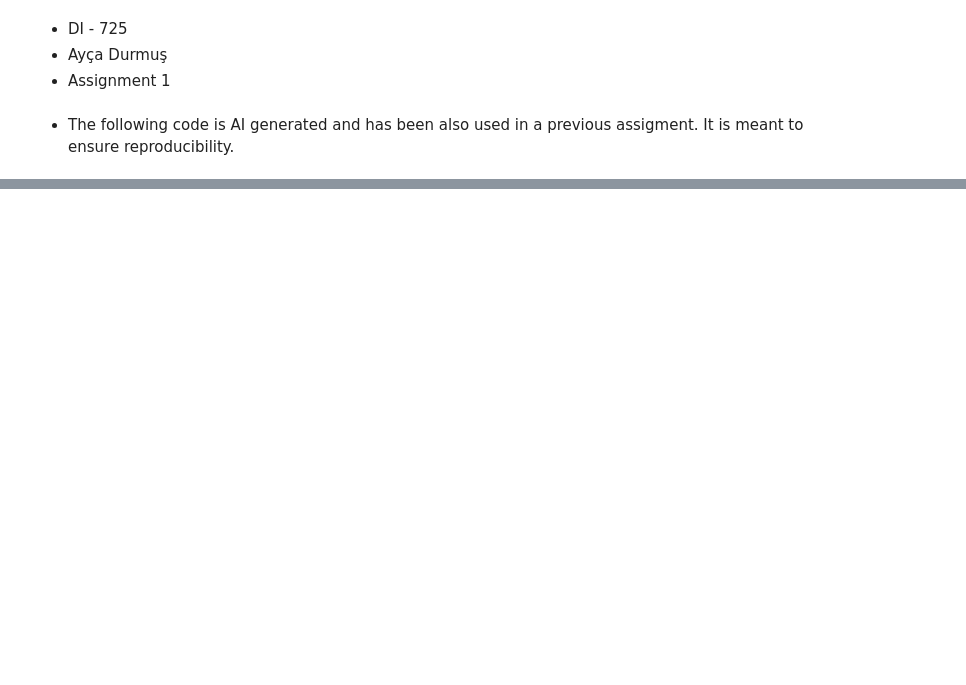
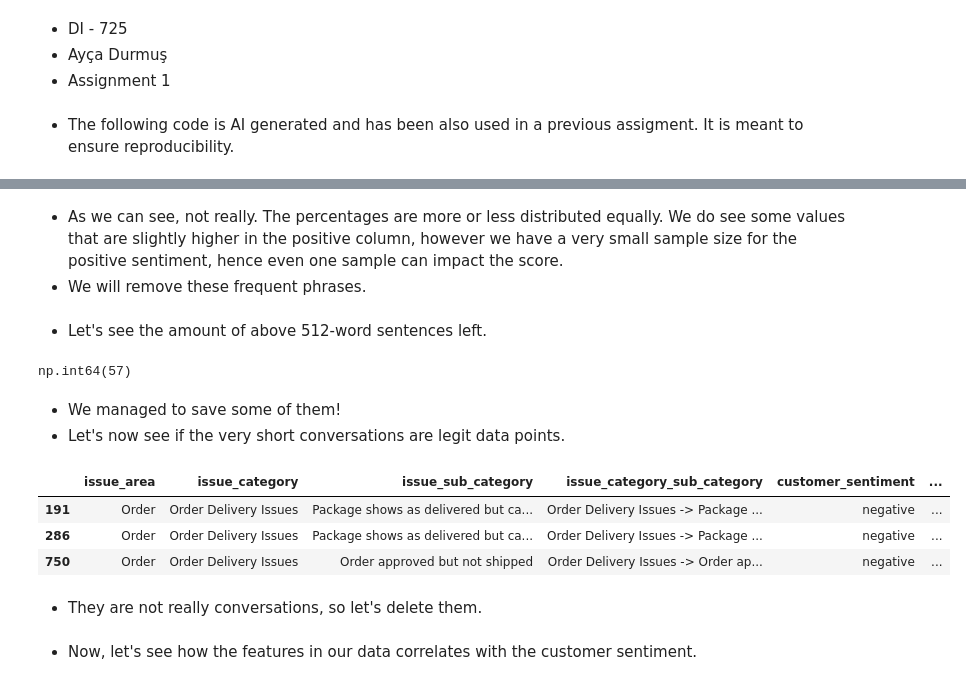
Before and after one commit to aycadurmus-ad/DI-725-Assignment-1-Sentiment-Analysis, a Jupyter notebook: Ayça Durmuş - Assignment 1.ipynb, the cells around one changed output, grey strips where cells are left out. Cells and saved outputs as stored; diff of their text form; code cells hidden in the pictures; blank space fills up the shorter version.

```diff
--- a/Ayça Durmuş - Assignment 1.ipynb
+++ b/Ayça Durmuş - Assignment 1.ipynb
@@ -51,0 +174,15 @@ set_seed(SEED)
+# %%
+#ai
+vectorizer = CountVectorizer(ngram_range=(9, 10), stop_words=None)
+ngram_matrix = vectorizer.fit_transform(data_train['conversation'])
+
+# 2. Calculate frequencies and store in a DataFrame
+ngram_counts = pd.DataFrame(
+    ngram_matrix.sum(axis=0).T,
+    index=vectorizer.get_feature_names_out(),
+    columns=['frequency']
+).sort_values(by='frequency', ascending=False)
+
+# Display the top 20 most frequent long phrases
+print(ngram_counts.head(20))
+pd.set_option('display.max_colwidth', None)
@@ -51,0 +240,42 @@ set_seed(SEED)
+# %% [markdown]
+* As we can see, not really. The percentages are more or less distributed equally. We do see some values that are slightly higher in the positive column, however we have a very small sample size for the positive sentiment, hence even one sample can impact the score.
+* We will remove these frequent phrases.
+# %%
+#ai
+phrases_to_remove = [
+    "thank you for calling brownbox customer support my name is",
+    "is there anything else can assist you with",
+    "customer no that all thank you for your help",
+    "if you have any further questions or concerns please",
+    "sorry to hear that",
+    "thank you for",
+    "sorry to hear that"
+]
+# Create a regex pattern: 'phrase1|phrase2|phrase3'
+# The '|' acts as an 'OR' operator in regex
+pattern = '|'.join(phrases_to_remove)
+
+# Remove the phrases (case-insensitive)
+data_train['conversation'] = data_train['conversation'].str.replace(pattern, '', case=False, regex=True)
+# Optional: Strip extra whitespace left behind after removal
+data_train['conversation'] = data_train['conversation'].str.strip().str.replace(r'\s+', ' ', regex=True)
+# %% [markdown]
+* Let's see the amount of above 512-word sentences left.
+# %%
+(data_train['conversation'].str.split().str.len()>512).sum()
+# %% [output]
+np.int64(57)
+# %% [markdown]
+* We managed to save some of them!
+* Let's now see if the very short conversations are legit data points.
+# %%
+data_train[data_train['conversation'].str.split().str.len()<50]
+# %% [output]
+|  | issue_area | issue_category | issue_sub_category | issue_category_sub_category | customer_sentiment | ... |
+| 191 | Order | Order Delivery Issues | Package shows as delivered but ca... | Order Delivery Issues -> Package ... | negative | ... |
+| 286 | Order | Order Delivery Issues | Package shows as delivered but ca... | Order Delivery Issues -> Package ... | negative | ... |
+| 750 | Order | Order Delivery Issues | Order approved but not shipped | Order Delivery Issues -> Order ap... | negative | ... |
+# %% [markdown]
+* They are not really conversations, so let's delete them.
+# %% [markdown]
+* Now, let's see how the features in our data correlates with the customer sentiment.
```
Also changed, not shown: parts of 19 cells of this notebook, 3 other files.
